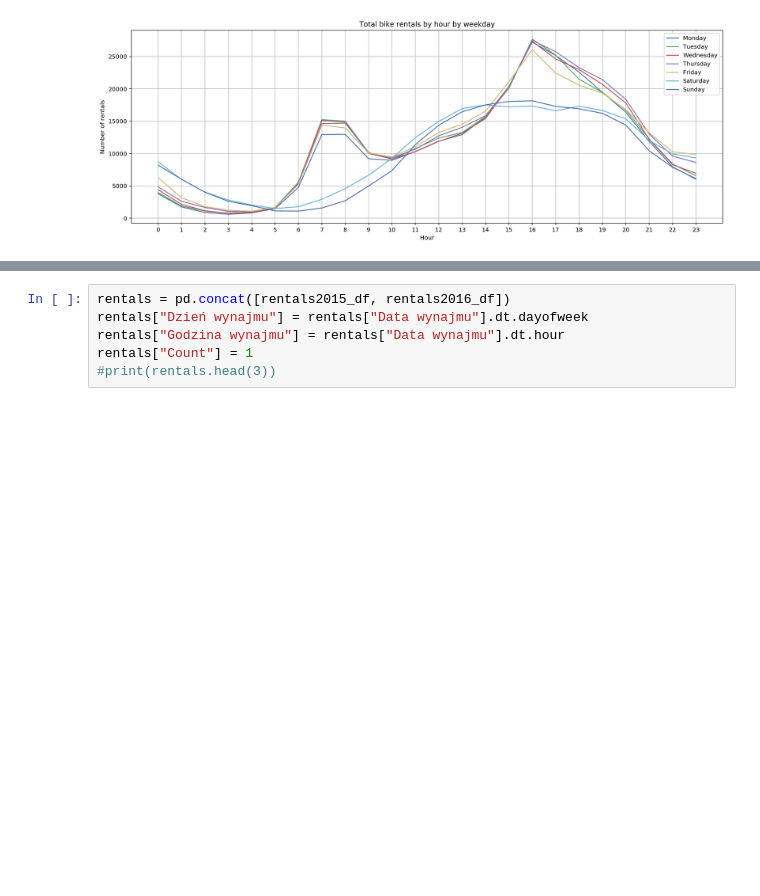
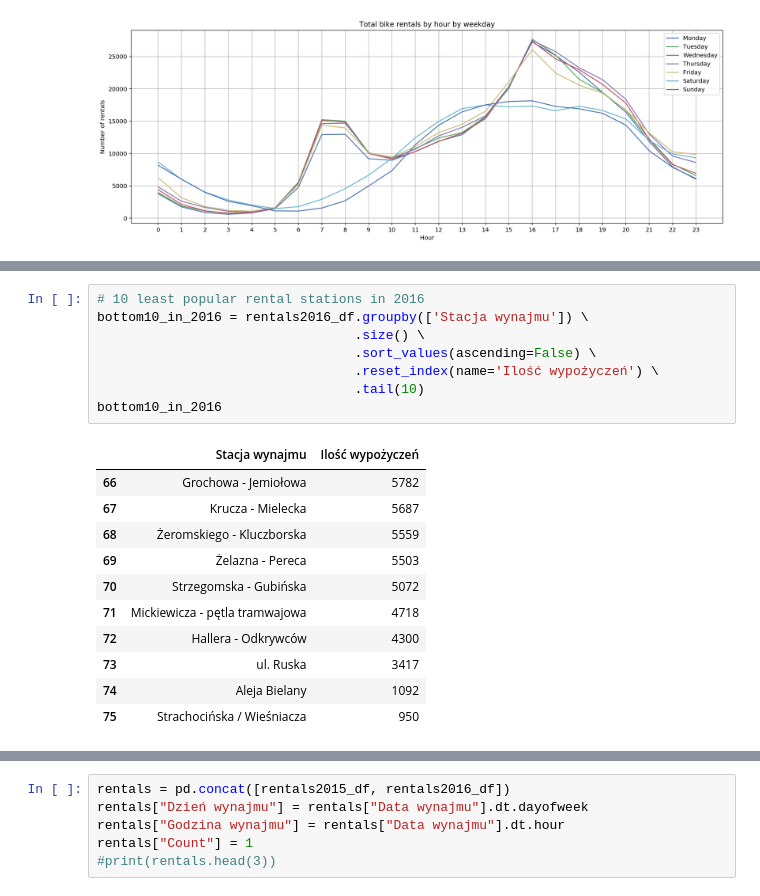
Before and after one commit to mariuszrokita/bike-sharing-demand, a Jupyter notebook: notebooks/wroclawski-rower-miejski/initial-data-exploration.ipynb, the cells around one changed output, grey strips where cells are left out. Drawn from its saved outputs; the diff is of its cells as text; blank space fills up the shorter version.

```diff
--- a/notebooks/wroclawski-rower-miejski/initial-data-exploration.ipynb
+++ b/notebooks/wroclawski-rower-miejski/initial-data-exploration.ipynb
@@ -661,0 +741,20 @@ bikestations_simple = bikestations_df[['Lokalizacja', 'Szer. geograficzna', 'Dł
+# %%
+# 10 least popular rental stations in 2016
+bottom10_in_2016 = rentals2016_df.groupby(['Stacja wynajmu']) \
+                                 .size() \
+                                 .sort_values(ascending=False) \
+                                 .reset_index(name='Ilość wypożyczeń') \
+                                 .tail(10)
+bottom10_in_2016
+# %% [output]
+|  | Stacja wynajmu | Ilość wypożyczeń |
+| 66 | Grochowa - Jemiołowa | 5782 |
+| 67 | Krucza - Mielecka | 5687 |
+| 68 | Żeromskiego - Kluczborska | 5559 |
+| 69 | Żelazna - Pereca | 5503 |
+| 70 | Strzegomska - Gubińska | 5072 |
+| 71 | Mickiewicza - pętla tramwajowa | 4718 |
+| 72 | Hallera - Odkrywców | 4300 |
+| 73 | ul. Ruska | 3417 |
+| 74 | Aleja Bielany | 1092 |
+| 75 | Strachocińska / Wieśniacza | 950 |
```
Also changed, not shown: parts of 14 cells of this notebook.
